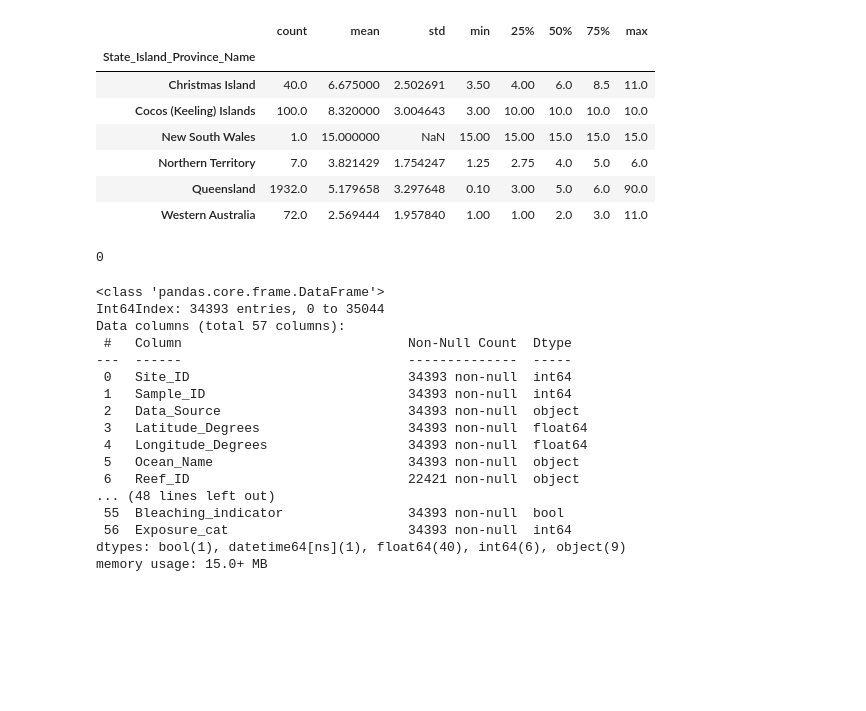
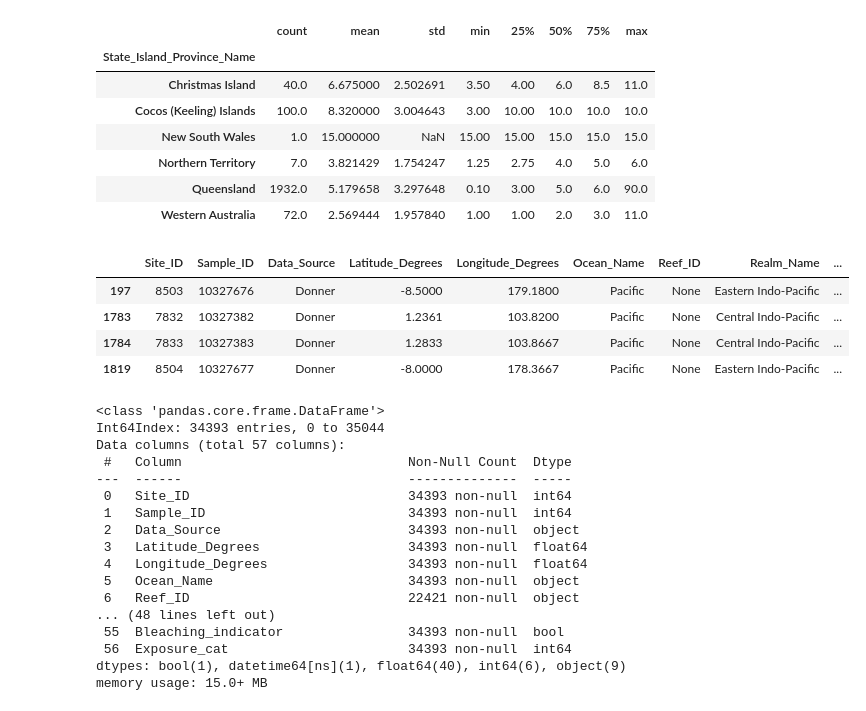
Before and after one commit to lila-b/Coral_bleaching, a Jupyter notebook: notebooks/01_data_wrangling.ipynb, the cells around one changed output. Saved outputs shown, nothing was run; the diff lists cells and outputs as text; code cells hidden in the pictures; blank space fills up the shorter version.

Commit message:
revised replacment of missing values

```diff
--- a/notebooks/01_data_wrangling.ipynb
+++ b/notebooks/01_data_wrangling.ipynb
@@ -121,8 +121,5 @@ Temperate Southern Africa      0.000193
 Name: Realm_Name, dtype: float64
 # %%
 # add dummy Bleaching_Indicator
-df_1['Bleaching_indicator'] = df_1['Percent_Bleaching'] != 0
-
-# add Exposure_cat
-exposure = {'Sheltered':0, 'Sometimes':1, 'Exposed':2}
-df_1['Exposure_cat'] = df_1['Exposure'].replace(exposure)
+df_1['Bleaching_indicator'] = df_1['Percent_Bleaching'] > 0
+df_1['Bleaching_indicator'].value_counts(normalize=True)
@@ -214,23 +218,40 @@ australia['Depth_m'].describe()
 | Queensland | 1932.0 | 5.179658 | 3.297648 | 0.10 | 3.00 | 5.0 | 6.0 | 90.0 |
 | Western Australia | 72.0 | 2.569444 | 1.957840 | 1.00 | 1.00 | 2.0 | 3.0 | 11.0 |
 # %%
-# Impute missing depth values for Australia using median depth by state/island
+# Impute missing depths with median; use state/province if exists
+# otherwise depths will be imputed using median by Country
+
 df_2 = df_1
+countries = df_2.groupby('Country_Name')
+countries_state = df_1.groupby(['Country_Name','State_Island_Province_Name'])
 
 for i in range(len(df_2)):
     row = df_2.loc[i]
+    country = row['Country_Name']
+    state = row['State_Island_Province_Name']
+
+    # depth is null and state exists, impute with state median
+    if df_2['Depth_m'].isnull()[i] and state is not None:
+        try:
+            df_2.loc[i, 'Depth_m'] = countries_state['Depth_m'].get_group((country,state)).median()
+        except:
+            pass
+
+    # depth is null and state does not exist, impute with country median
     if df_2['Depth_m'].isnull()[i]:
         try:
-            df_2.loc[i, 'Depth_m'] = australia['Depth_m'].median()[row['State_Island_Province_Name']]
+            df_2.loc[i, 'Depth_m'] = countries['Depth_m'].get_group(country).median()
         except:
             pass
+
     else:
         pass
 
 
-# all other missing depths filled in by overall median depth
-df_2['Depth_m'] = df_2['Depth_m'].fillna(df_1['Depth_m'].median())
-
-df_2['Depth_m'].isnull().sum()
+df_2[df_2['Depth_m'].isnull()]
 # %% [output]
-0
+|  | Site_ID | Sample_ID | Data_Source | Latitude_Degrees | Longitude_Degrees | Ocean_Name | Reef_ID | Realm_Name | ... |
+| 197 | 8503 | 10327676 | Donner | -8.5000 | 179.1800 | Pacific | None | Eastern Indo-Pacific | ... |
+| 1783 | 7832 | 10327382 | Donner | 1.2361 | 103.8200 | Pacific | None | Central Indo-Pacific | ... |
+| 1784 | 7833 | 10327383 | Donner | 1.2833 | 103.8667 | Pacific | None | Central Indo-Pacific | ... |
+| 1819 | 8504 | 10327677 | Donner | -8.0000 | 178.3667 | Pacific | None | Eastern Indo-Pacific | ... |
```
Also changed, not shown: parts of 3 cells of this notebook.
